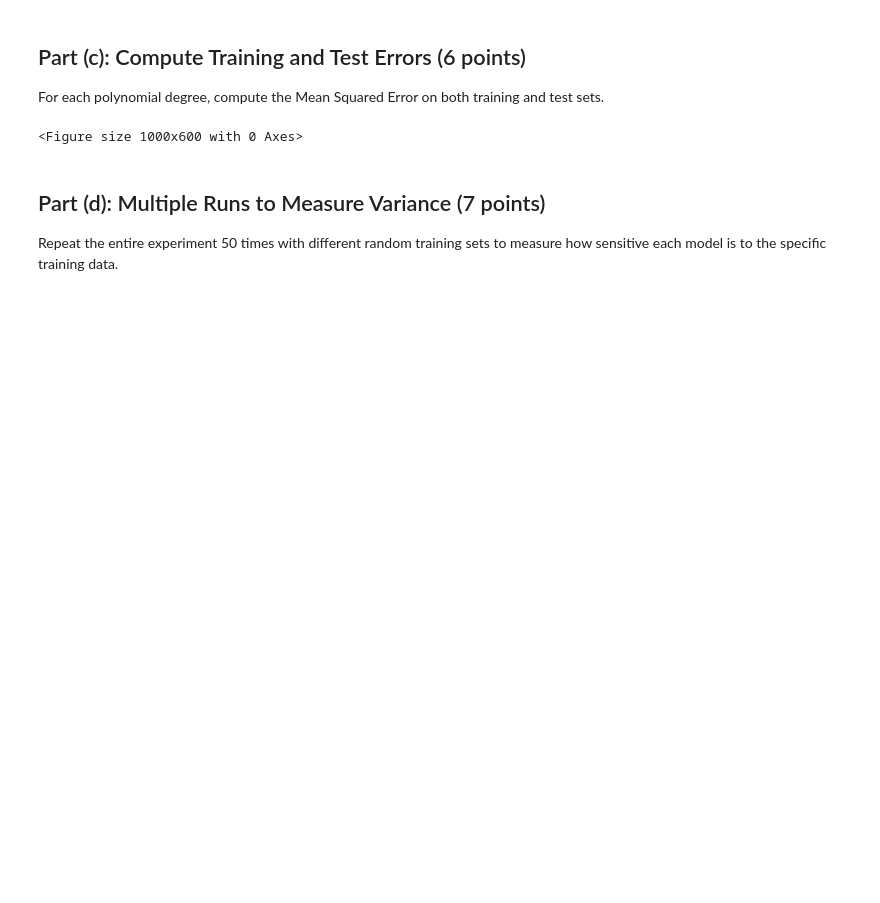
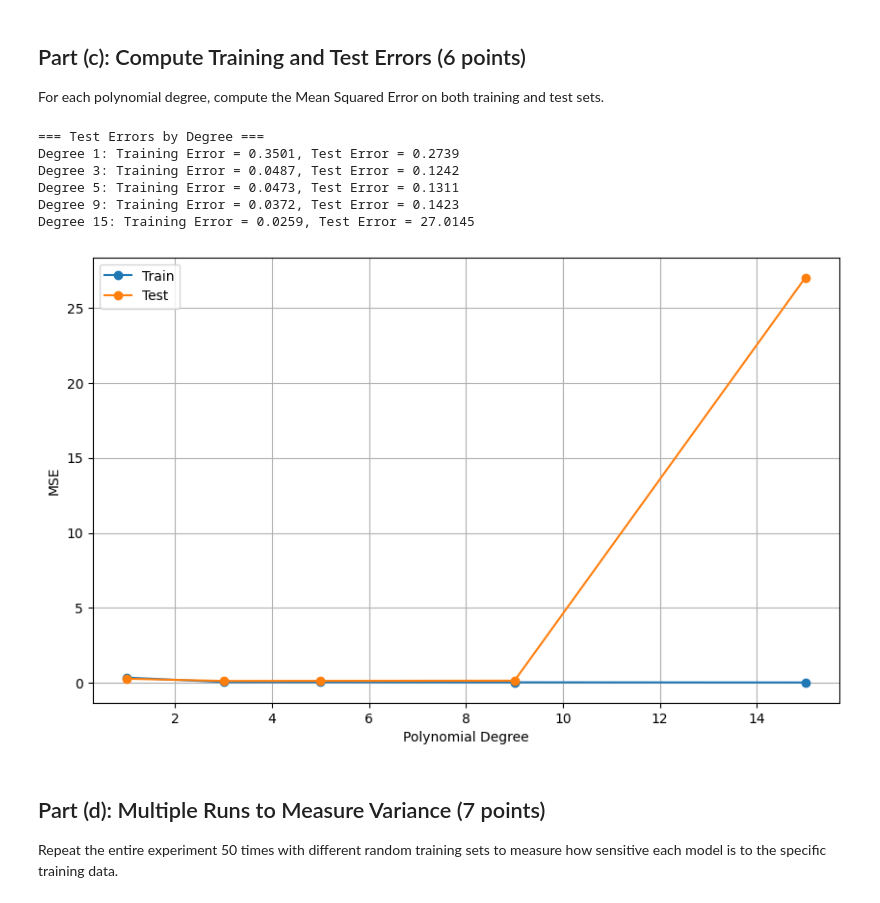
Before and after one commit to Archangel4148/Classwork, a Jupyter notebook: CS5480/Assignment 1/assignment1_coding.ipynb, the cells around one changed output. Saved outputs shown, nothing was run; the diff lists cells and outputs as text; code cells hidden in the pictures; blank space fills up the shorter version.

```diff
--- a/CS5480/Assignment 1/assignment1_coding.ipynb
+++ b/CS5480/Assignment 1/assignment1_coding.ipynb
@@ -140,42 +136,56 @@ def compute_mse(X, y_true, coeffs):
     y_pred = np.polyval(coeffs, X)
     mse = np.mean((y_pred - y_true) ** 2)
     return mse
 
 train_errors = {}
 test_errors = {}
 
 for d in degrees:
     # TODO: Compute train and test MSE for each degree
     # 1. Use compute_mse() with models[d]
     # 2. Store results in train_errors and test_errors dictionaries
 
-    # train_mse = ...
-    # test_mse = ...
+    train_mse = compute_mse(X_train, y_train, models[d])
+    test_mse  = compute_mse(X_test,  y_test,  models[d])
 
-    # train_errors[d] = train_mse
-    # test_errors[d] = test_mse
+    train_errors[d] = train_mse
+    test_errors[d] = test_mse
 
-    pass # Remove this pass after implementing
 
 # TODO: Create a plot with degree on x-axis and MSE on y-axis
 # Plot both train error and test error on the same plot
 # Use different colors/markers for train vs test
 
 plt.figure(figsize=(10, 6))
 
 # TODO: Plot training and test errors
-# plt.plot(degrees, [train_errors[d] for d in degrees], ...)
-# plt.plot(degrees, [test_errors[d] for d in degrees], ...)
+plt.plot(degrees, [train_errors[d] for d in degrees], 'o-', label='Train')
+plt.plot(degrees, [test_errors[d] for d in degrees], 'o-', label='Test')
+
+print("=== Test Errors by Degree ===")
+for re, te, d in zip(train_errors.values(), test_errors.values(), degrees):
+    print(f"Degree {d}: Training Error = {re:.4f}, Test Error = {te:.4f}")
 
 # TODO: Add labels, legend, title, grid
-
+plt.xlabel("Polynomial Degree")
+plt.ylabel("MSE")
+plt.legend()
+plt.grid(True)
 plt.show()
 
 # TODO: You should observe:
 # - Training error decreases monotonically
 # - Test error: decreases initially, then increases (U-shaped curve)
+
+# NOTE FOR GRADER: Since the degree 15 plot explodes, the next plot is pretty useless, but if you zoom in (or remove the outlier) it shows the correct pattern!
 # %% [output]
-<Figure size 1000x600 with 0 Axes>
+=== Test Errors by Degree ===
+Degree 1: Training Error = 0.3501, Test Error = 0.2739
+Degree 3: Training Error = 0.0487, Test Error = 0.1242
+Degree 5: Training Error = 0.0473, Test Error = 0.1311
+Degree 9: Training Error = 0.0372, Test Error = 0.1423
+Degree 15: Training Error = 0.0259, Test Error = 27.0145
+[figure, added]
 # %% [markdown]
 ## Part (d): Multiple Runs to Measure Variance (7 points)
 
```
Also changed, not shown: parts of 9 cells of this notebook.
